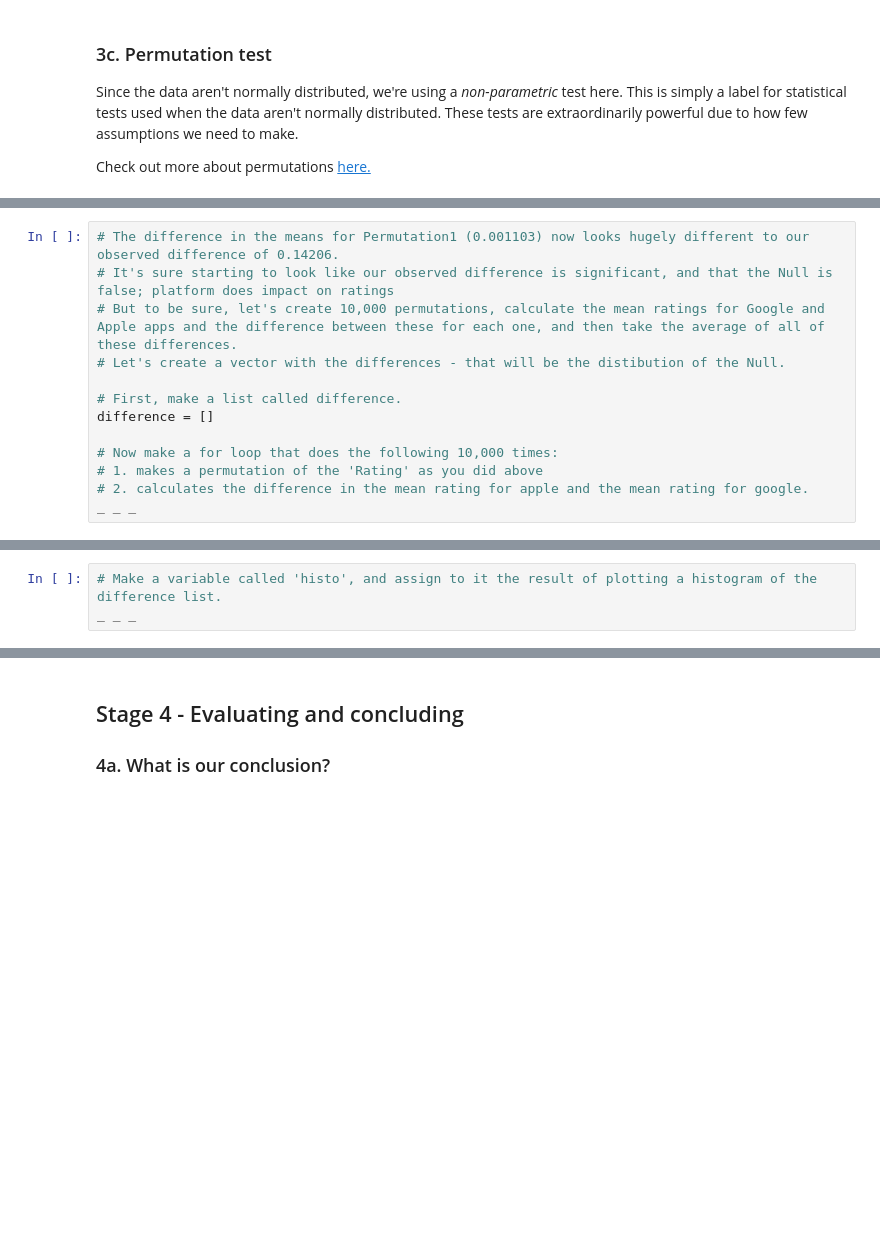
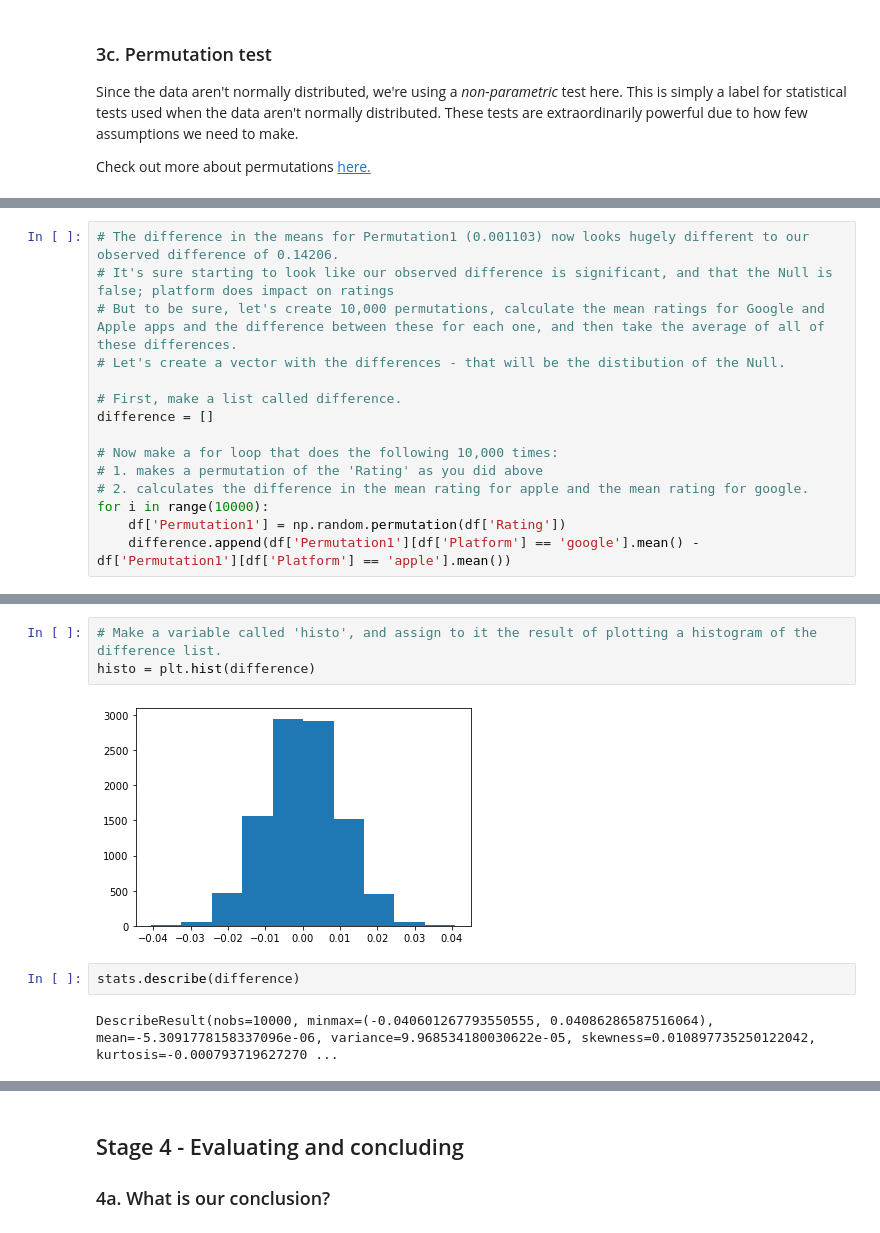
Before and after one commit to ChadDelany/Apps_Case_Study, a Jupyter notebook: Project Files/Springboard Apps project - Tier 3 - Complete.ipynb, the cells around one changed output, grey strips where cells are left out. Saved outputs shown, nothing was run; the diff lists cells and outputs as text; blank space fills up the shorter version.

```diff
--- a/Project Files/Springboard Apps project - Tier 3 - Complete.ipynb
+++ b/Project Files/Springboard Apps project - Tier 3 - Complete.ipynb
@@ -515,4 +520,6 @@ difference = []
 # Now make a for loop that does the following 10,000 times:
 # 1. makes a permutation of the 'Rating' as you did above
 # 2. calculates the difference in the mean rating for apple and the mean rating for google.
-_ _ _
+for i in range(10000):
+    df['Permutation1'] = np.random.permutation(df['Rating'])
+    difference.append(df['Permutation1'][df['Platform'] == 'google'].mean() - df['Permutation1'][df['Platform'] == 'apple'].mean())
@@ -521,5 +526,11 @@ SyntaxError: invalid syntax (Temp/ipykernel_13980/2048918366.py, line 12)
 # %%
 # Make a variable called 'histo', and assign to it the result of plotting a histogram of the difference list.
-_ _ _
+histo = plt.hist(difference)
+# %% [output]
+[figure, added]
+# %%
+stats.describe(difference)
+# %% [output]
+DescribeResult(nobs=10000, minmax=(-0.040601267793550555, 0.04086286587516064), mean=-5.3091778158337096e-06, variance=9.968534180030622e-05, skewness=0.010897735250122042, kurtosis=-0.000793719627270 ...
 # %%
 # Now make a variable called obs_difference, and assign it the result of the mean of our 'apple' variable and the mean of our 'google variable'
```
Also changed, not shown: parts of 7 cells of this notebook.
